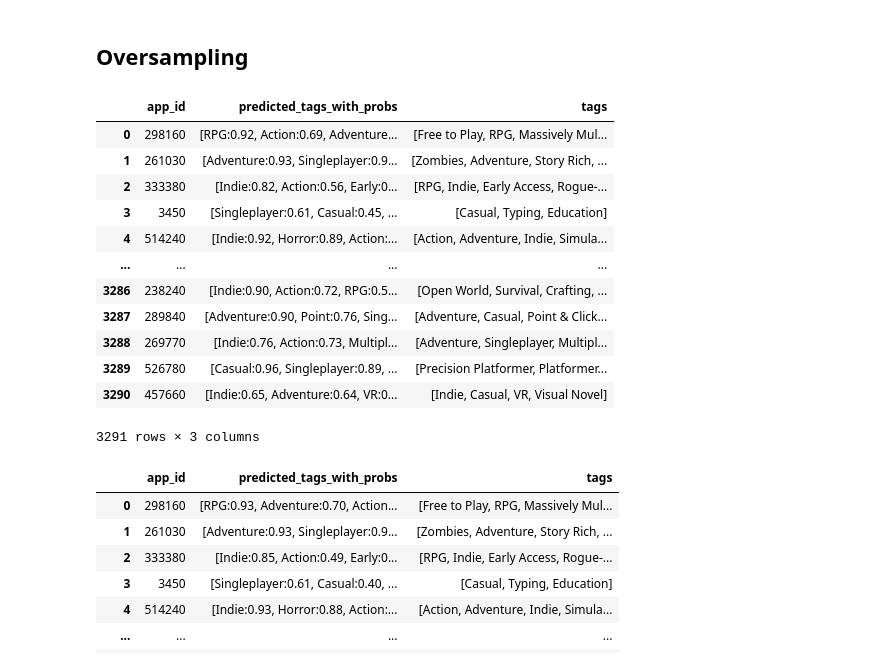
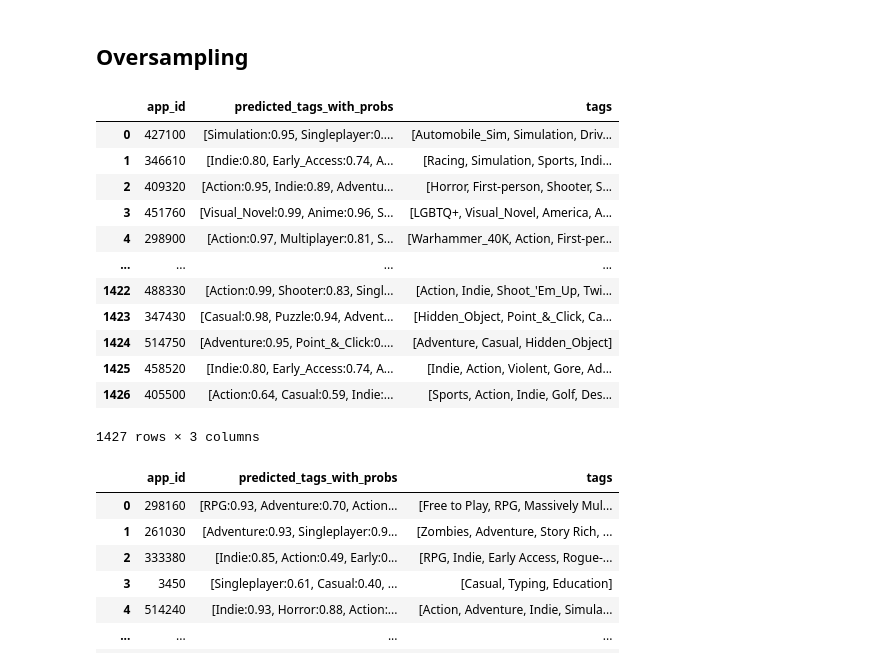
Before and after one commit to JorisVlaar/NLP_Project_Group_36, a Jupyter notebook: fasttext1.ipynb, the cells around one changed output. Saved outputs shown, nothing was run; the diff lists cells and outputs as text; code cells hidden in the pictures.

```diff
--- a/fasttext1.ipynb
+++ b/fasttext1.ipynb
@@ -15,7 +15,7 @@ from collections import Counter
 # %%
 # Load the data into pandas DataFrames
 print("Loading datasets...")
-reviews_df = pd.read_csv("./archive/dataset.csv")  # columns: app_id, app_name, review_text
+reviews_df = pd.read_csv("dataset.csv")  # columns: app_id, app_name, review_text
 # reviews_df = pd.read_csv("similarity_adjusted_reviews.csv")  # columns: app_id, app_name, review_text
 # %% [output]
 Loading datasets...
@@ -68,21 +82,21 @@ print(tags_df.head())
 # %%
-tags_df = pd.read_csv("output.csv")        # columns: APPID, tags
+# tags_df = pd.read_csv("output.csv")        # columns: APPID, tags
 
-# Map the string representation of lists/dicts back to actual lists/dicts using literal_eval
-tags_df['tags'] = [literal_eval(x) for x in tags_df['tags']]
+# # Map the string representation of lists/dicts back to actual lists/dicts using literal_eval
+# tags_df['tags'] = [literal_eval(x) for x in tags_df['tags']]
 
-# Enable this line if you want to ignore the count of tags
-new_tags = []
-for x in tags_df['tags']:
-    if isinstance(x, dict):
-        keys_list = list(x.keys())
-        new_tags.append(keys_list)
-    else:
-        # If no tags
-        new_tags.append([])
-tags_df['tags'] = new_tags
+# # Enable this line if you want to ignore the count of tags
+# new_tags = []
+# for x in tags_df['tags']:
+#     if isinstance(x, dict):
+#         keys_list = list(x.keys())
+#         new_tags.append(keys_list)
+#     else:
+#         # If no tags
+#         new_tags.append([])
+# tags_df['tags'] = new_tags
 
-print(tags_df.head())
+# print(tags_df.head())
 # %% [output]
     APPID                                               tags
 0      10  [Action, FPS, Multiplayer, Shooter, Classic, T...
@@ -227,7 +371,7 @@ def to_fasttext_format(row):
 game_reviews["fasttext_format"] = game_reviews.apply(to_fasttext_format, axis=1)
 
 train_df, test_df = train_test_split(
-    game_reviews, test_size=0.33, random_state=42
+    game_reviews, test_size=0.15, random_state=42
 )
 train_df["fasttext_format"].to_csv("fasttext_train.txt", index=False, header=False)
 test_df["fasttext_format"].to_csv("fasttext_test.txt", index=False, header=False)
@@ -324,46 +466,46 @@ model.save_model("review_to_tag_model_decompounding.ftz")
 import pandas as pd
 from ast import literal_eval
 
-model = fasttext.load_model("review_to_tag_model_decompounding.ftz")
+model = fasttext.load_model("review_to_tag_model_decompounding2.ftz")
 
 # Ensure original tags are lists
 tags_df['tags'] = tags_df['tags'].apply(lambda x: literal_eval(x) if isinstance(x, str) else x)
 tags_df = tags_df.rename(columns={'APPID': 'app_id'})
 
 # Predict tags per game with dynamic k
 predictions = []
 for _, row in test_df.iterrows():
     # Determine k based on number of true tags for this game
     true_tags = tags_df.loc[tags_df['app_id'] == row['app_id'], 'tags'].values[0]
     k = len(true_tags) if len(true_tags) > 0 else 1  # ensure at least 1
 
     # Predict top-k tags
     labels, probs = model.predict(row['review_text'], k=k)
     labels = [l.replace("__label__", "") for l in labels]
 
     predictions.append({
         'app_id': row['app_id'],
         'predicted_tags_with_probs': [f"{tag}:{p:.2f}" for tag, p in zip(labels, probs)]
     })
 
 # Merge with original tags
 merged_df = pd.DataFrame(predictions).merge(tags_df[['app_id', 'tags']], on='app_id')
 display(merged_df)
 merged_df.to_csv("merged_predictions.csv", index=False)
 # %% [output]
 |  | app_id | predicted_tags_with_probs | tags |
-| 0 | 298160 | [RPG:0.92, Action:0.69, Adventure... | [Free to Play, RPG, Massively Mul... |
-| 1 | 261030 | [Adventure:0.93, Singleplayer:0.9... | [Zombies, Adventure, Story Rich, ... |
-| 2 | 333380 | [Indie:0.82, Action:0.56, Early:0... | [RPG, Indie, Early Access, Rogue-... |
-| 3 | 3450 | [Singleplayer:0.61, Casual:0.45, ... | [Casual, Typing, Education] |
-| 4 | 514240 | [Indie:0.92, Horror:0.89, Action:... | [Action, Adventure, Indie, Simula... |
+| 0 | 427100 | [Simulation:0.95, Singleplayer:0.... | [Automobile_Sim, Simulation, Driv... |
+| 1 | 346610 | [Indie:0.80, Early_Access:0.74, A... | [Racing, Simulation, Sports, Indi... |
+| 2 | 409320 | [Action:0.95, Indie:0.89, Adventu... | [Horror, First-person, Shooter, S... |
+| 3 | 451760 | [Visual_Novel:0.99, Anime:0.96, S... | [LGBTQ+, Visual_Novel, America, A... |
+| 4 | 298900 | [Action:0.97, Multiplayer:0.81, S... | [Warhammer_40K, Action, First-per... |
 | ... | ... | ... | ... |
-| 3286 | 238240 | [Indie:0.90, Action:0.72, RPG:0.5... | [Open World, Survival, Crafting, ... |
-| 3287 | 289840 | [Adventure:0.90, Point:0.76, Sing... | [Adventure, Casual, Point & Click... |
-| 3288 | 269770 | [Indie:0.76, Action:0.73, Multipl... | [Adventure, Singleplayer, Multipl... |
-| 3289 | 526780 | [Casual:0.96, Singleplayer:0.89, ... | [Precision Platformer, Platformer... |
-| 3290 | 457660 | [Indie:0.65, Adventure:0.64, VR:0... | [Indie, Casual, VR, Visual Novel] |
+| 1422 | 488330 | [Action:0.99, Shooter:0.83, Singl... | [Action, Indie, Shoot_'Em_Up, Twi... |
+| 1423 | 347430 | [Casual:0.98, Puzzle:0.94, Advent... | [Hidden_Object, Point_&_Click, Ca... |
+| 1424 | 514750 | [Adventure:0.95, Point_&_Click:0.... | [Adventure, Casual, Hidden_Object] |
+| 1425 | 458520 | [Indie:0.80, Early_Access:0.74, A... | [Indie, Action, Violent, Gore, Ad... |
+| 1426 | 405500 | [Action:0.64, Casual:0.59, Indie:... | [Sports, Action, Indie, Golf, Des... |
-3291 rows × 3 columns
+1427 rows × 3 columns
 # %%
 import pandas as pd
 from ast import literal_eval
```
Also changed, not shown: parts of 11 cells of this notebook.
